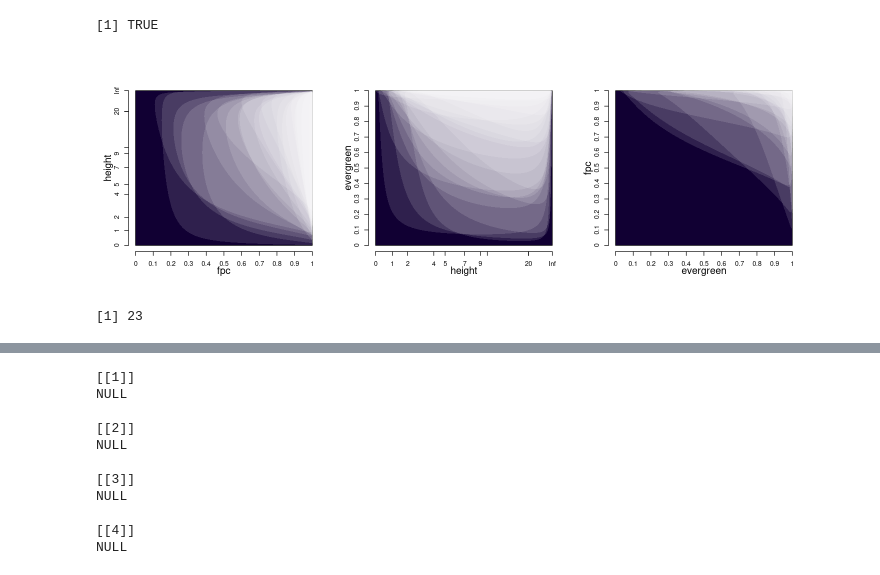
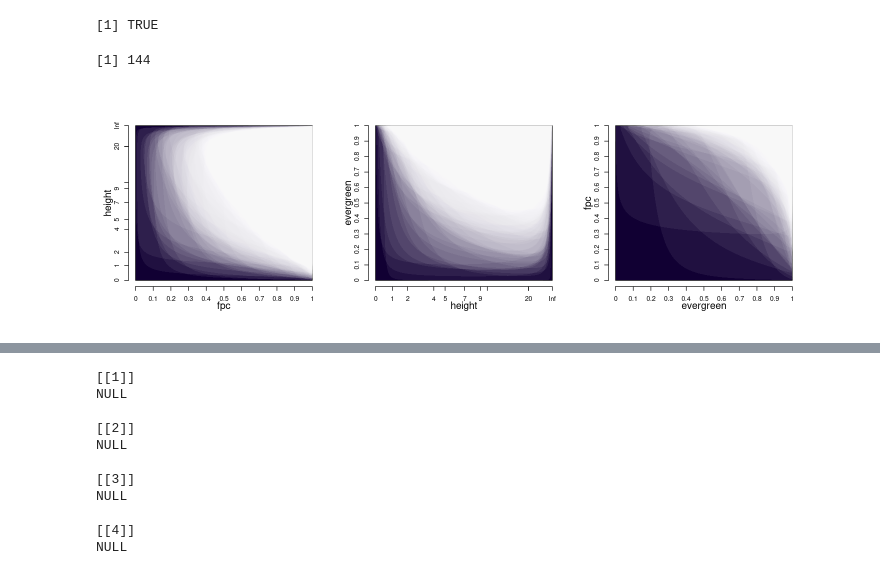
Before and after one commit to douglask3/LPX_equil, a Jupyter notebook: Untitled2.ipynb, the cells around one changed output, grey strips where cells are left out. Saved outputs shown, nothing was run; the diff lists cells and outputs as text; code cells hidden in the pictures.

Commit message:
Âsome tidying of plots, more iterations and a histergram of variables

```diff
--- a/Untitled2.ipynb
+++ b/Untitled2.ipynb
@@ -138,7 +138,6 @@ testNiche <- function(bcranges, ForestCentre, ...) {
 # %%
 grab_cache = TRUE
 testRandomNiche <- function(ntest) {
-    print(ntest)
     tfile = paste0("temp/randomNicheTest-", ntest, ".Rd")
     if (file.exists(tfile) && grab_cache)
         load(tfile)
@@ -151,6 +150,9 @@ testRandomNiche <- function(ntest) {
 }
 out = lapply(1:1000, testRandomNiche)
 fails = out[sapply(out, function(i) !i[[2]])]
+length(fails)
+# %% [output]
+[1] 144
 # %%
 addAxis <- function(i, side) {
     at = seq(0, 1, length.out = 11)
@@ -165,36 +167,32 @@ x = c(x, rev(x)); y = c(y, -rev(y))
 
 plotNichProb <- function(i, j) {
     xc = ptranss[[i]](centres[[i]]); yc = ptranss[[j]](centres[[j]])
     plot(xc, yc, xlim = c(0,1), ylim = c(0,1), type = 'n', axes = FALSE, xlab = '', ylab = '')
     addAxis(i, 1)
     addAxis(j, 2)
     mtext(vars[i], side = 1, line = 2)
     mtext(vars[j], side = 2, line = 2)
     polygon(c(0, 1, 1, 0), c(0, 0, 1, 1), col = '#110033')
 
 
     addFail <- function(fail) {
         info = fail[[1]]
 
         shiftScale <- function(x, i){
             #x = logit(x)
             x = (x*diff(info[[i]])/2 + mean(info[[i]]))
             x = logistic(x)
         }
         xt = shiftScale(x, i); yt = shiftScale(y, j)
-        polygon(xt, yt, col = make.transparent('white', 1 - 1/(length(fail)^3)), border = NA)
+        polygon(xt, yt, col = make.transparent('white', 1 - 1/(length(fail)^4)), border = NA)
     }
 
     lapply(fails, addFail)
 }
 options(repr.plot.width=12, repr.plot.height=4)
 par(mfrow = c(1, 3))
 nn = plotNichProb(1, 2)
 nn = plotNichProb(2, 3)
 nn = plotNichProb(3, 1)
 # %% [output]
-[figure, old version]
+[figure, new version]
-# %%
-length(fails)
-# %% [output]
-[1] 23
```
Also changed, not shown: parts of 2 cells of this notebook.
